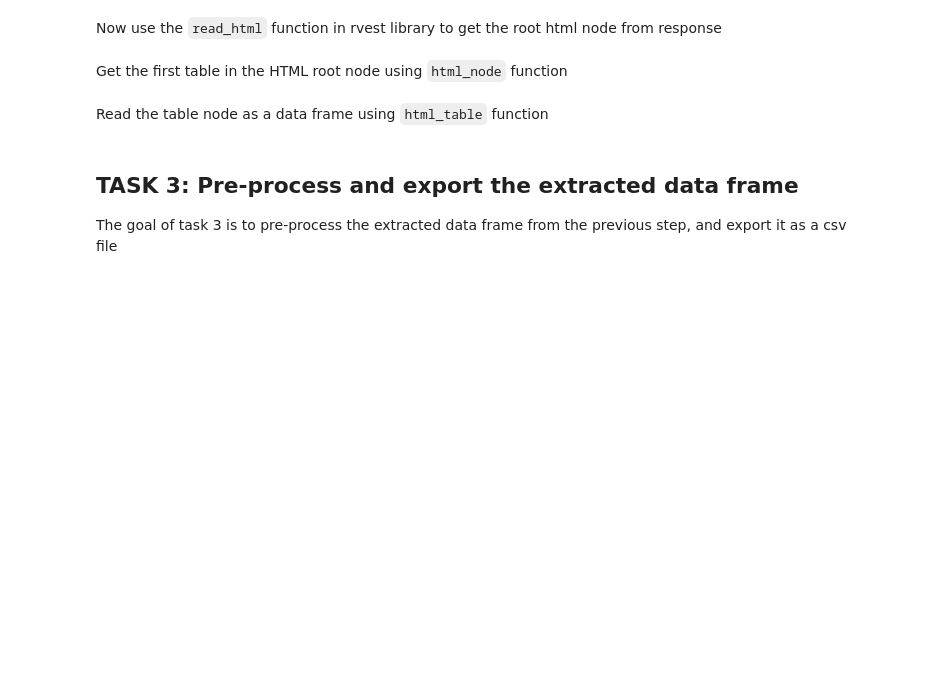
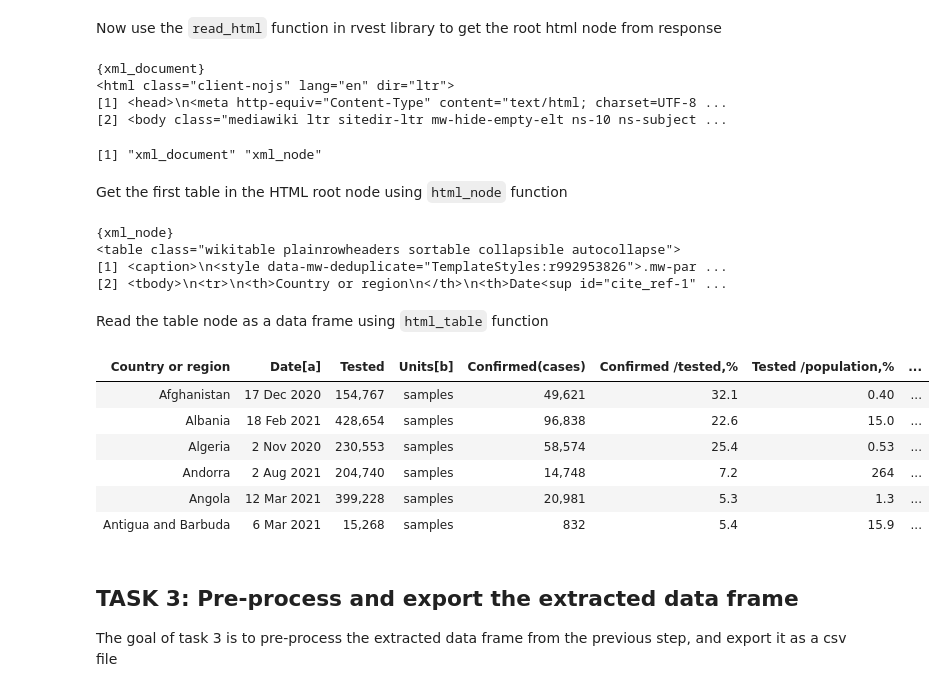
Before and after one commit to Peter5793/Data_Analysis_2, a Jupyter notebook: COVID_19 (Intro to R).ipynb, the cells around one changed output. Drawn from its saved outputs; the diff is of its cells as text; code cells hidden in the pictures; blank space fills up the shorter version.

```diff
--- a/COVID_19 (Intro to R).ipynb
+++ b/COVID_19 (Intro to R).ipynb
@@ -71,14 +133,43 @@ The goal of task 2 is to extract above data table and convert it into a data fra
 Now use the `read_html` function in rvest library to get the root html node from response
 # %%
 # Get the root html node from the http response in task 1
+root_node <- read_html(response)
+root_node
+# %% [output]
+{xml_document}
+<html class="client-nojs" lang="en" dir="ltr">
+[1] <head>\n<meta http-equiv="Content-Type" content="text/html; charset=UTF-8 ...
+[2] <body class="mediawiki ltr sitedir-ltr mw-hide-empty-elt ns-10 ns-subject ...
+# %%
+class(root_node)
+# %% [output]
+[1] "xml_document" "xml_node"
 # %% [markdown]
 Get the first table in the HTML root node using `html_node` function
 # %%
 # Get the table node from the root html node
+root_node <-read_html(response)
+table_node <- html_node(root_node, "table")
+table_node
+# %% [output]
+{xml_node}
+<table class="wikitable plainrowheaders sortable collapsible autocollapse">
+[1] <caption>\n<style data-mw-deduplicate="TemplateStyles:r992953826">.mw-par ...
+[2] <tbody>\n<tr>\n<th>Country or region\n</th>\n<th>Date<sup id="cite_ref-1" ...
 # %% [markdown]
 Read the table node as a data frame using `html_table` function
 # %%
 # Read the table node and convert it into a data frame, and print the data frame for review
+covid_data_frame <- html_table(table_node)
+head(covid_data_frame)
+# %% [output]
+| Country or region | Date[a] | Tested | Units[b] | Confirmed(cases) | Confirmed /tested,% | Tested /population,% | ... |
+| Afghanistan | 17 Dec 2020 | 154,767 | samples | 49,621 | 32.1 | 0.40 | ... |
+| Albania | 18 Feb 2021 | 428,654 | samples | 96,838 | 22.6 | 15.0 | ... |
+| Algeria | 2 Nov 2020 | 230,553 | samples | 58,574 | 25.4 | 0.53 | ... |
+| Andorra | 2 Aug 2021 | 204,740 | samples | 14,748 | 7.2 | 264 | ... |
+| Angola | 12 Mar 2021 | 399,228 | samples | 20,981 | 5.3 | 1.3 | ... |
+| Antigua and Barbuda | 6 Mar 2021 | 15,268 | samples | 832 | 5.4 | 15.9 | ... |
 # %% [markdown]
 ## TASK 3: Pre-process and export the extracted data frame
 
```
Also changed, not shown: parts of 14 cells of this notebook.
